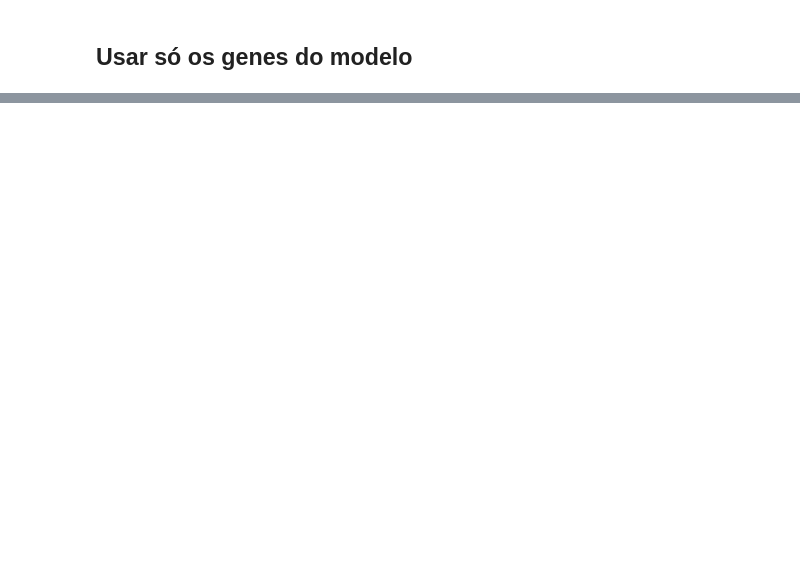
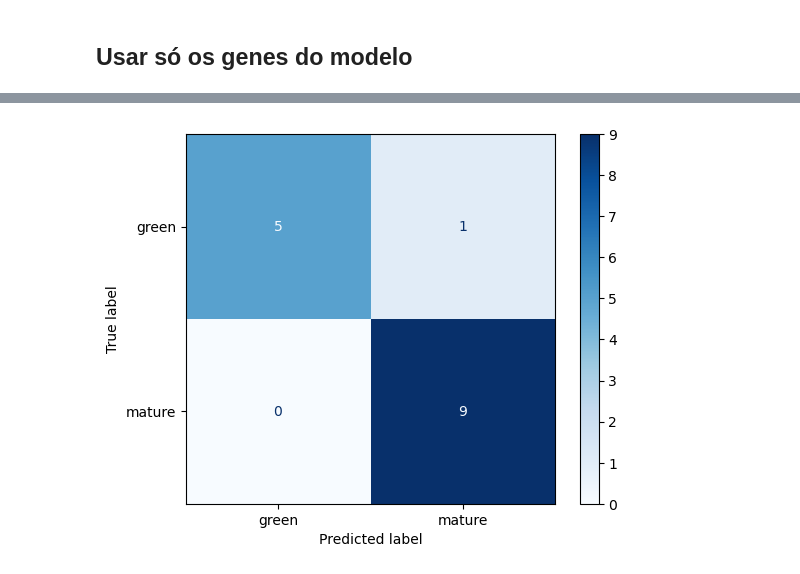
Before and after one commit to martaS95/MM_ML, a Jupyter notebook: src/RNASeq.ipynb, the cells around one changed output, grey strips where cells are left out. Saved outputs shown, nothing was run; the diff lists cells and outputs as text; code cells hidden in the pictures; blank space fills up the shorter version.

```diff
--- a/src/RNASeq.ipynb
+++ b/src/RNASeq.ipynb
@@ -305,6 +377,6 @@ Name: state, Length: 66, dtype: object
 # %%
-clf = LogisticRegression(random_state=0).fit(X_train, y_train)
-y_pred = clf.predict(X_test)
+clf = LogisticRegression(random_state=0).fit(X_train_scaled_df, y_train)
+y_pred = clf.predict(X_test_scaled_df)
 # %%
 print('Precision: %0.2f' % precision_score(y_test, y_pred, average='weighted'))
 print('Recall: %0.2f' % recall_score(y_test, y_pred, average='weighted'))
@@ -315,0 +388,4 @@ Accuracy: 0.98
+# %%
+cm_lr = ConfusionMatrixDisplay.from_predictions(y_test, y_pred, display_labels=clf.classes_, cmap='Blues')
+# %% [output]
+[figure, added]
```
Also changed, not shown: parts of 57 cells of this notebook, 7 other files.
